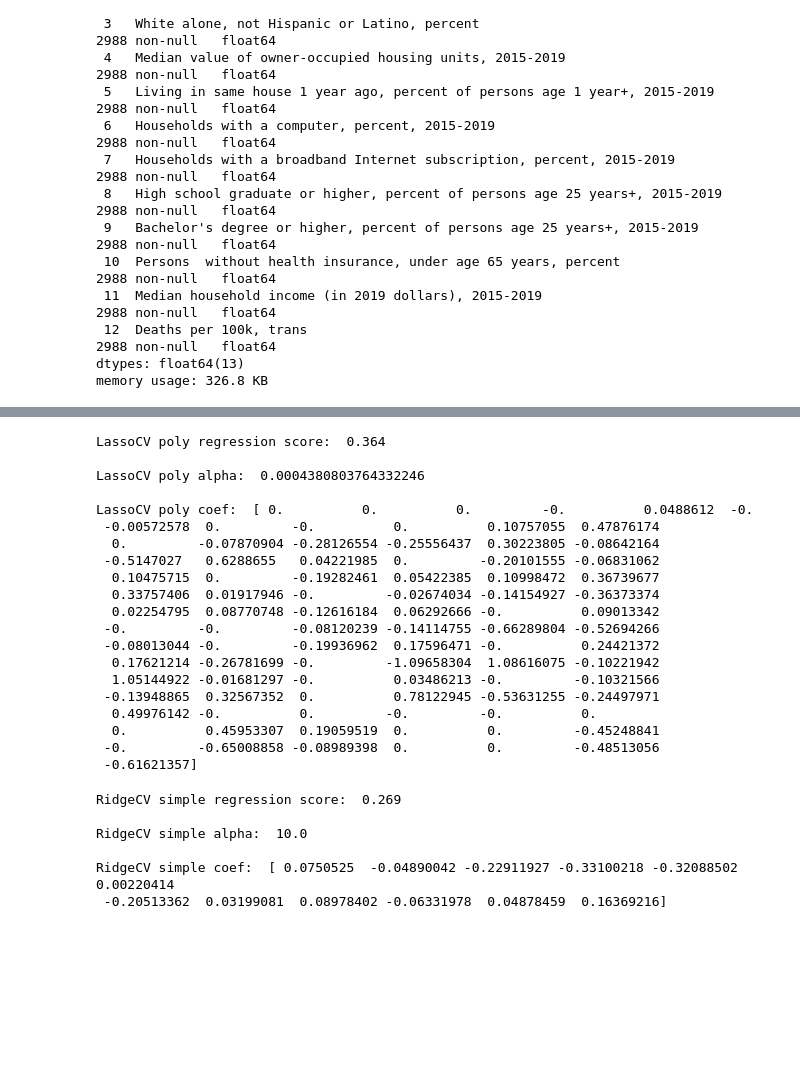
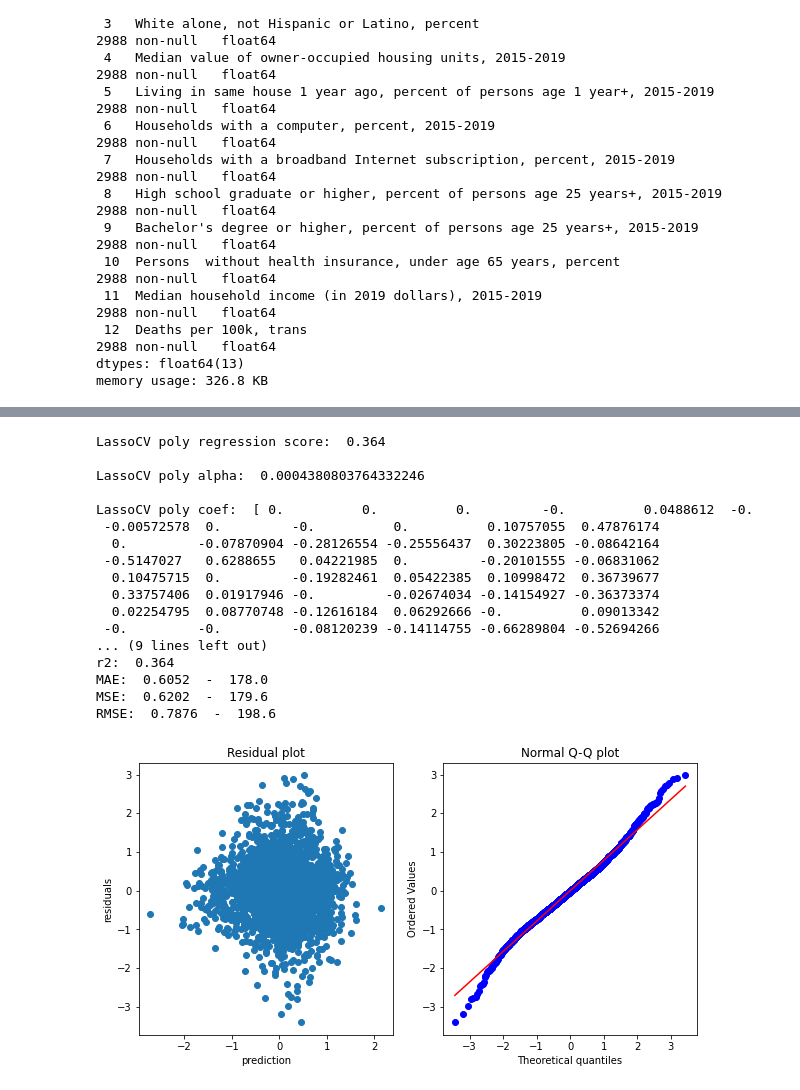
Before and after one commit to nkinnaird/CountyCovidIndexing, a Jupyter notebook: code/doRegression.ipynb, the cells around one changed output, grey strips where cells are left out. Drawn from its saved outputs; the diff is of its cells as text; code cells hidden in the pictures; blank space fills up the shorter version.

```diff
--- a/code/doRegression.ipynb
+++ b/code/doRegression.ipynb
@@ -200,32 +255,22 @@ LassoCV simple coef:  [ 0.07433218 -0.04729389 -0.22784183 -0.32740916 -0.322043
 # %%
-rg.doLassoCV(X,y,True)
+y_pred = rg.doLassoCV(X,y,True)
+rg.printMetricResults(y, y_pred, pt_boxcox)
 # %% [output]
 LassoCV poly regression score:  0.364
 
 LassoCV poly alpha:  0.0004380803764332246
 
 LassoCV poly coef:  [ 0.          0.          0.         -0.          0.0488612  -0.
  -0.00572578  0.         -0.          0.          0.10757055  0.47876174
   0.         -0.07870904 -0.28126554 -0.25556437  0.30223805 -0.08642164
  -0.5147027   0.6288655   0.04221985  0.         -0.20101555 -0.06831062
   0.10475715  0.         -0.19282461  0.05422385  0.10998472  0.36739677
   0.33757406  0.01917946 -0.         -0.02674034 -0.14154927 -0.36373374
   0.02254795  0.08770748 -0.12616184  0.06292666 -0.          0.09013342
  -0.         -0.         -0.08120239 -0.14114755 -0.66289804 -0.52694266
- -0.08013044 -0.         -0.19936962  0.17596471 -0.          0.24421372
-  0.17621214 -0.26781699 -0.         -1.09658304  1.08616075 -0.10221942
-  1.05144922 -0.01681297 -0.          0.03486213 -0.         -0.10321566
- -0.13948865  0.32567352  0.          0.78122945 -0.53631255 -0.24497971
-  0.49976142 -0.          0.         -0.         -0.          0.
-  0.          0.45953307  0.19059519  0.          0.         -0.45248841
- -0.         -0.65008858 -0.08989398  0.          0.         -0.48513056
- -0.61621357]
+... (9 lines left out)
+r2:  0.364
+MAE:  0.6052  -  178.0
+MSE:  0.6202  -  179.6
+RMSE:  0.7876  -  198.6
+[figure, added]
-# %%
-rg.doRidgeCV(X,y)
-# %% [output]
-RidgeCV simple regression score:  0.269
-
-RidgeCV simple alpha:  10.0
-
-RidgeCV simple coef:  [ 0.0750525  -0.04890042 -0.22911927 -0.33100218 -0.32088502  0.00220414
- -0.20513362  0.03199081  0.08978402 -0.06331978  0.04878459  0.16369216]
```
Also changed, not shown: parts of 12 cells of this notebook, 1 other file.
